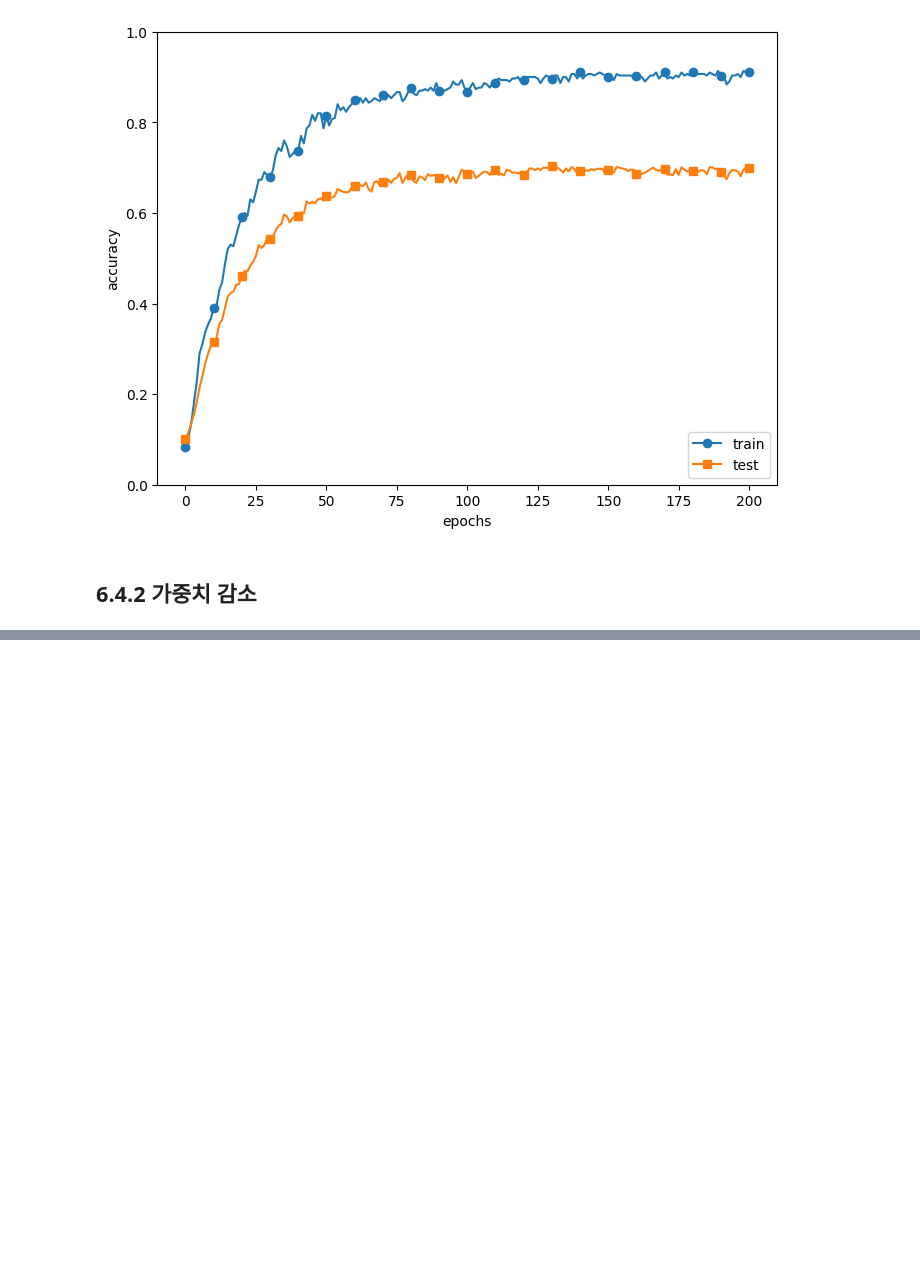
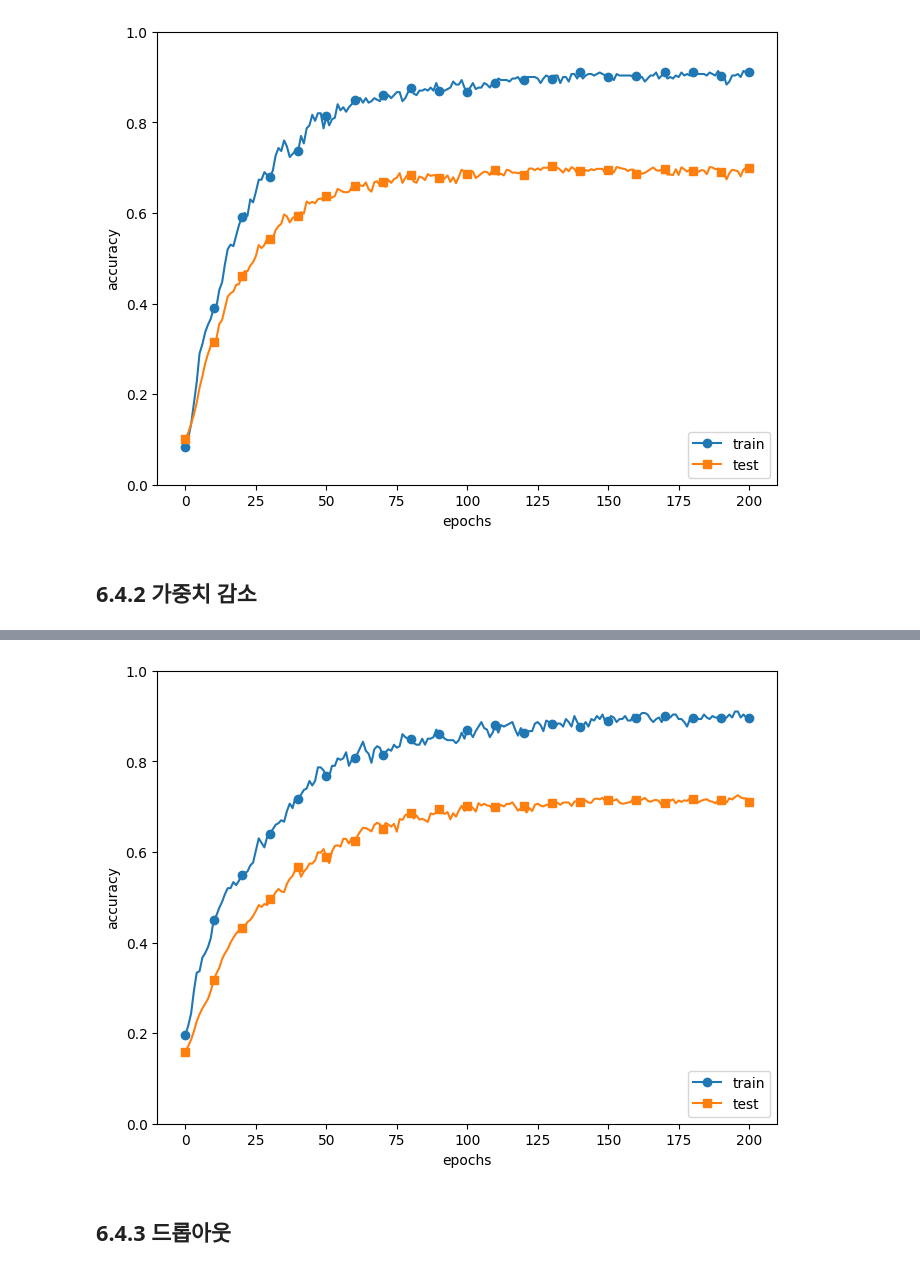
Before and after one commit to limeorange/DeepLearning, a Jupyter notebook: ch06/chap6. 학습 관련 기술들.ipynb, the cells around one changed output, grey strips where cells are left out. Saved outputs shown, nothing was run; the diff lists cells and outputs as text; code cells hidden in the pictures; blank space fills up the shorter version.

```diff
--- a/ch06/chap6. 학습 관련 기술들.ipynb
+++ b/ch06/chap6. 학습 관련 기술들.ipynb
@@ -782,6 +790,7 @@ for i in range(1000000000):
 # 그래프 그리기==========
 markers = {'train': 'o', 'test': 's'}
 x = np.arange(max_epochs)
+plt.figure(figsize=(8,6),dpi=100)
 plt.plot(x, train_acc_list, marker='o', label='train', markevery=10)
 plt.plot(x, test_acc_list, marker='s', label='test', markevery=10)
 plt.xlabel("epochs")
@@ -789,3 +798,4 @@ plt.ylabel("accuracy")
 plt.ylim(0, 1.0)
 plt.legend(loc='lower right')
 plt.show()
+# %% [output]
@@ -791,0 +819,3 @@ plt.show()
+[figure, added]
+# %% [markdown]
+## 6.4.3 드롭아웃
```
Also changed, not shown: parts of 10 cells of this notebook.
